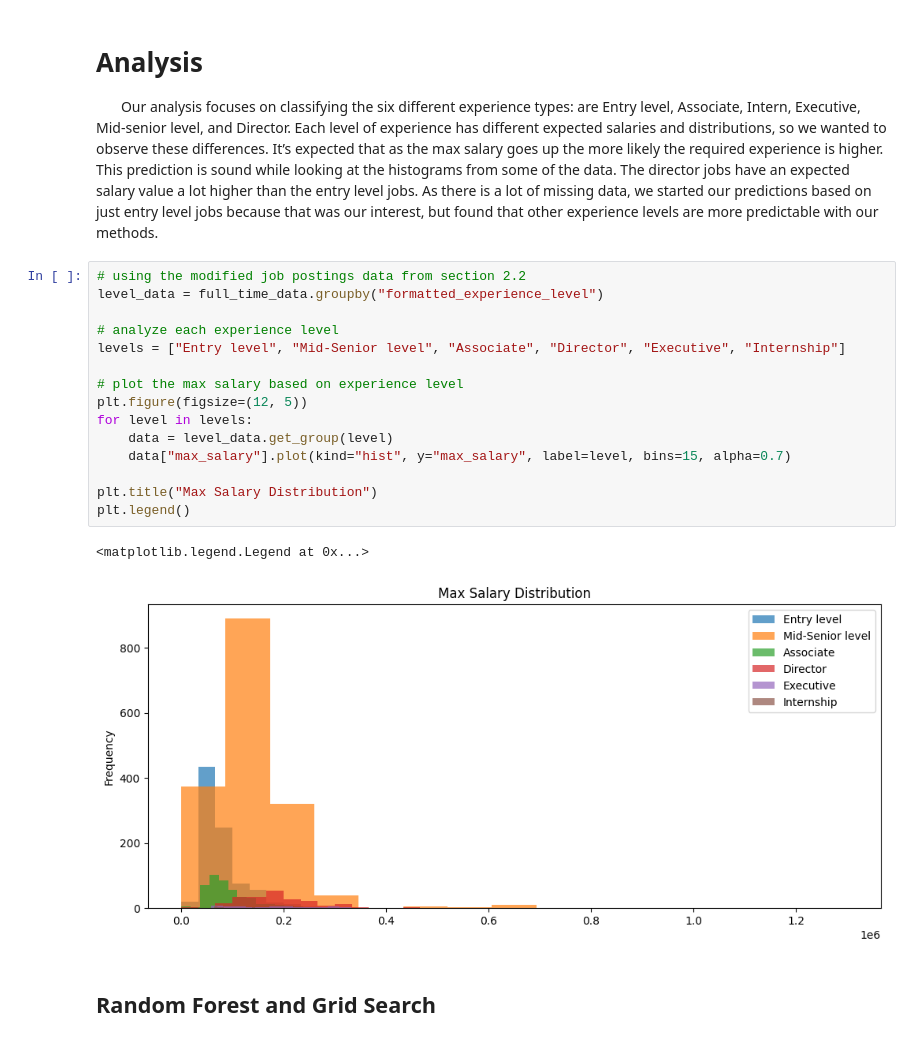
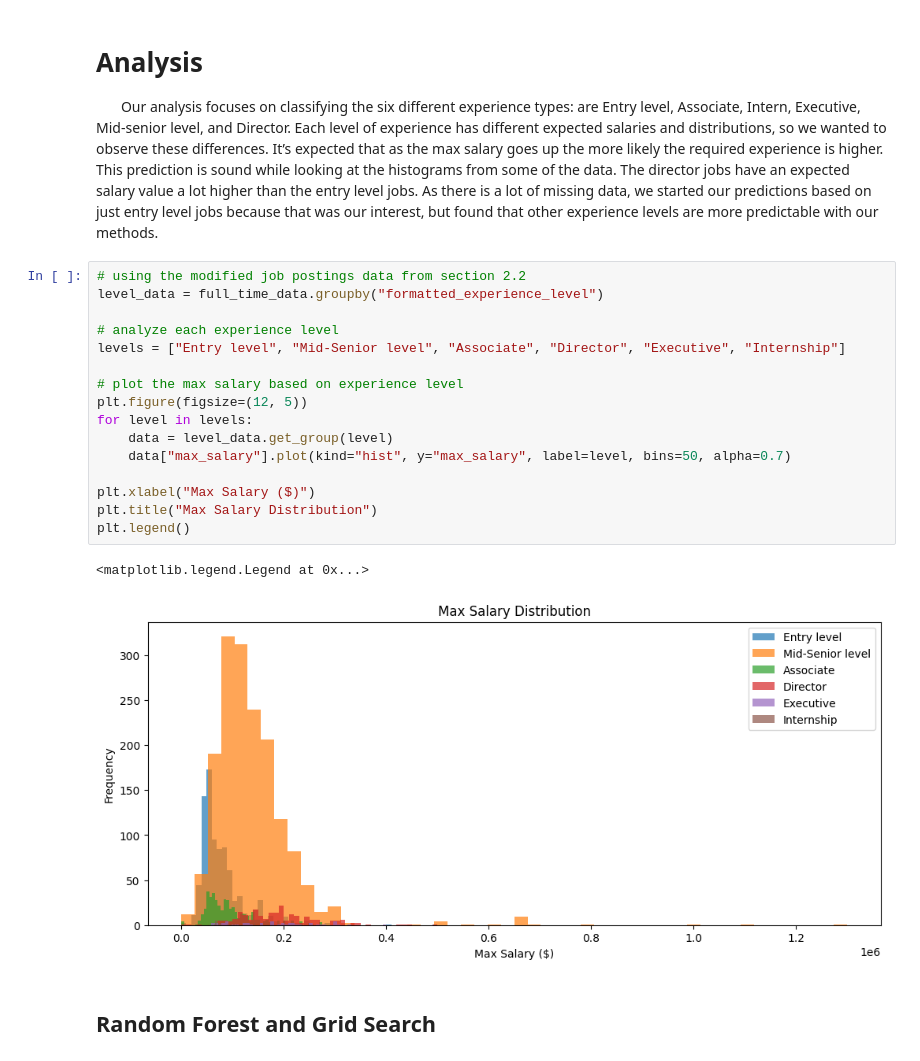
Before and after one commit to sarahwinters64/portfolio_projects, a Jupyter notebook: Vol3 Final Draft.ipynb, the cells around one changed output. Saved outputs shown, nothing was run; the diff lists cells and outputs as text.

Commit message:
changed graph

```diff
--- a/Vol3 Final Draft.ipynb
+++ b/Vol3 Final Draft.ipynb
@@ -95,21 +95,22 @@ missing_data = full_time_data.isna().sum()
 # %%
 # using the modified job postings data from section 2.2
 level_data = full_time_data.groupby("formatted_experience_level")
 
 # analyze each experience level
 levels = ["Entry level", "Mid-Senior level", "Associate", "Director", "Executive", "Internship"]
 
 # plot the max salary based on experience level
 plt.figure(figsize=(12, 5))
 for level in levels:
     data = level_data.get_group(level)
-    data["max_salary"].plot(kind="hist", y="max_salary", label=level, bins=15, alpha=0.7)
+    data["max_salary"].plot(kind="hist", y="max_salary", label=level, bins=50, alpha=0.7)
 
+plt.xlabel("Max Salary ($)")
 plt.title("Max Salary Distribution")
 plt.legend()
 # %% [output]
 <matplotlib.legend.Legend at 0x...>
-[figure, old version]
+[figure, new version]
 # %% [markdown]
 ## **Random Forest and Grid Search**
 # %% [markdown]
```
